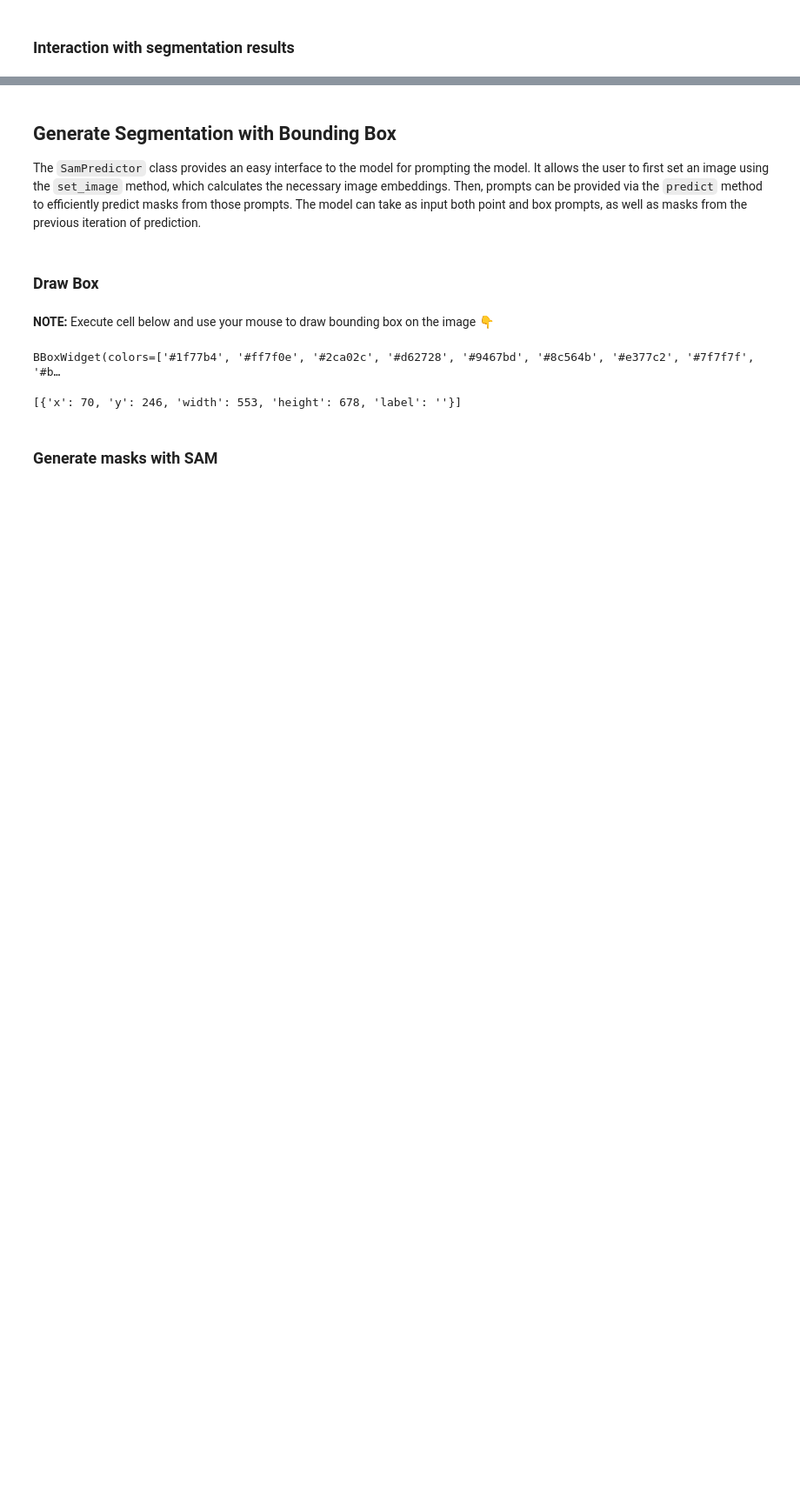
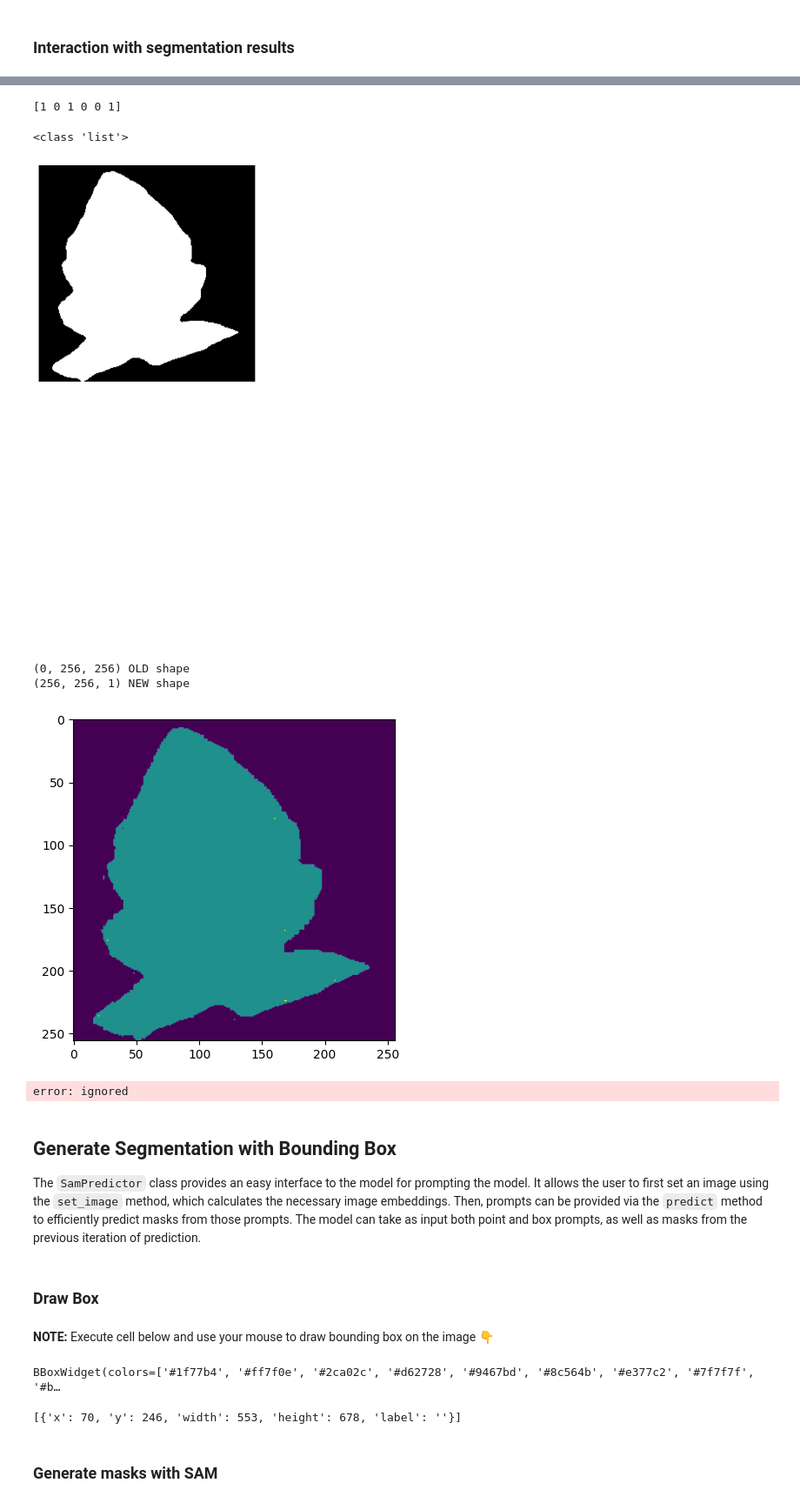
Before and after one commit to Manjuphoenix/ML_team_buzz, a Jupyter notebook: sam.ipynb, the cells around one changed output, grey strips where cells are left out. Shown at 87% size. Drawn from its saved outputs; the diff is of its cells as text; code cells hidden in the pictures; blank space fills up the shorter version.

```diff
--- a/sam.ipynb
+++ b/sam.ipynb
@@ -179,3 +212,81 @@ sv.plot_images_grid(
+# %%
+b = numpy.array([True, False, True, False, False, True])
+
+n_b = b + 0
+print(n_b)
+# %% [output]
+[1 0 1 0 0 1]
+# %%
+import numpy
+
+masks = [
+    mask['segmentation']
+    for mask
+    in sorted(sam_result, key=lambda x: x['area'], reverse=True)
+]
+
+
+print(type(masks))
+
+# sv.plot_images_grid(
+#     images=masks[0:1],
+#     grid_size=(2,2)
+# )
+
+
+n_masks = numpy.array(masks[0:1])+0
+
+sv.plot_images_grid(
+    images=n_masks,
+    grid_size=(2,2)
+)
+
+
+print(n_masks[1:].shape, "OLD shape")
+n_masks = n_masks.reshape(256, 256, 1)
+print(n_masks.shape, "NEW shape")
+
+# Removing alpha channel ---------------------------------------
+
+from PIL import Image
+import numpy as np
+
+# define a threshold, 128 is the middle of black and white in grey scale
+thresh = 128
+img_grey = cv2.imread("/content/1.jpg", cv2.IMREAD_GRAYSCALE)
+img_grey = img_grey.astype('int8')
+
+im = plt.imshow(img_grey)
+plt.show()
+
+# threshold the image
+img_binary = cv2.threshold(n_masks.astype('int8'), thresh, 255, cv2.THRESH_BINARY)[1]
+
+#save image ---------------------
+cv2.imwrite('/content/black-and-white.png',img_binary)
+
+# Plotting histogram for the image -------------------------------
+
+from matplotlib import pyplot as plt
+import numpy as np
+
+n_masks = n_masks.reshape(256, 256, 1)
+# plt.hist(n_masks.ravel(),256,[0,256]); plt.show()
+# plt.show()
+
+# cv2.imwrite("/content/1.jpg", n_masks)
+
+
+print(n_masks)
+# n_masks = [w.replace('True', '1') for w in masks]
+# n_masks = [w.replace('False', '0') for w in masks]
+# %% [output]
+<class 'list'>
+[figure, added]
+(0, 256, 256) OLD shape
+(256, 256, 1) NEW shape
+[figure, added]
+error: ignored
 # %% [markdown]
 ## Generate Segmentation with Bounding Box
 
```
Also changed, not shown: parts of 9 cells of this notebook.
